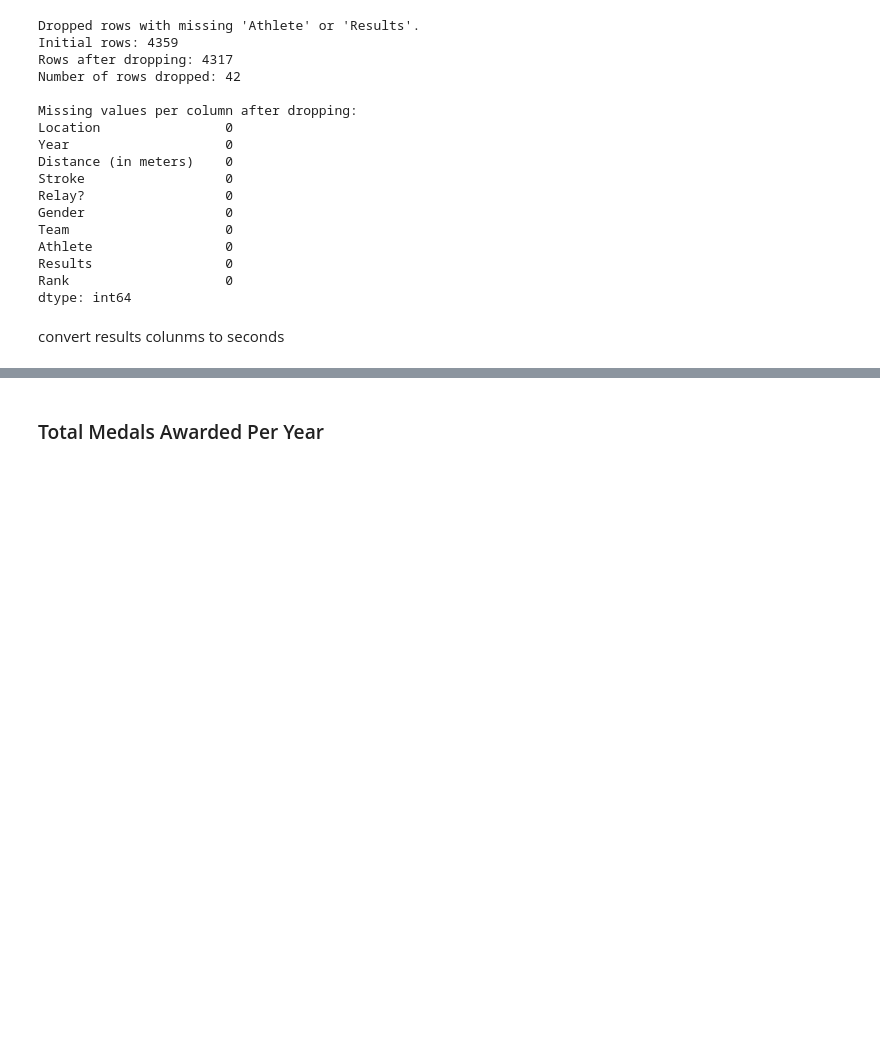
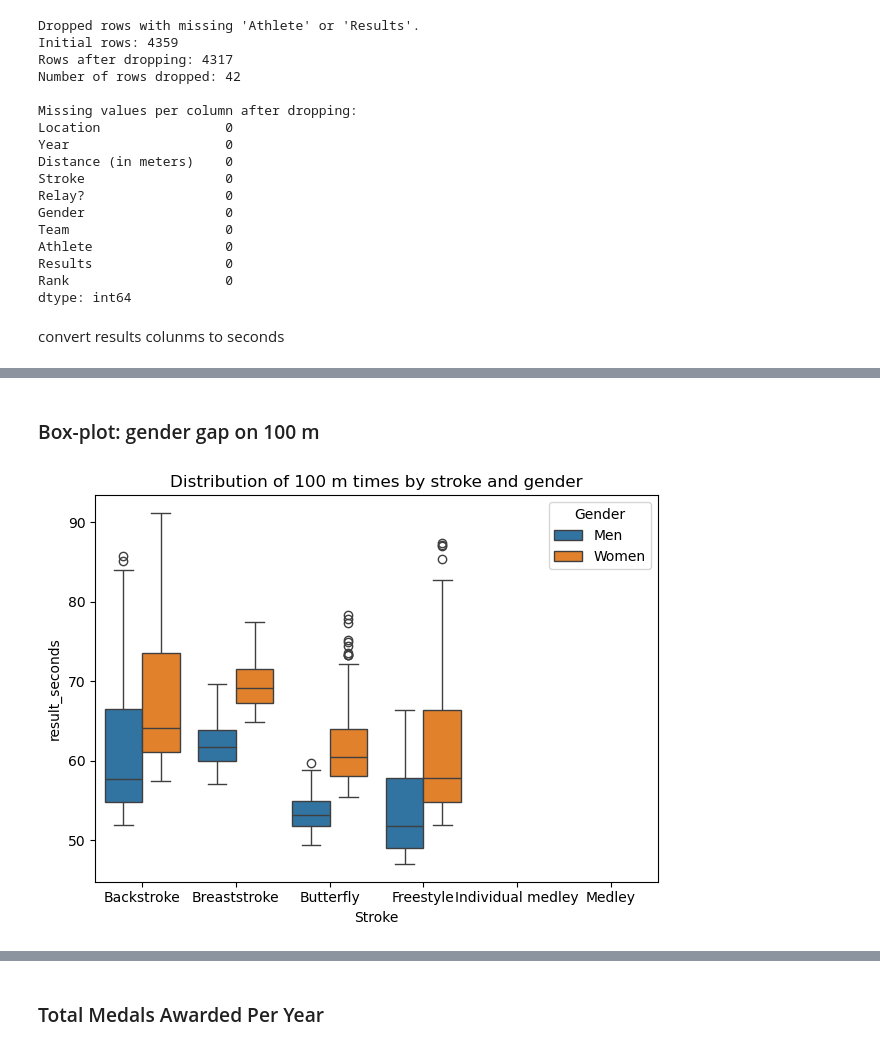
Before and after one commit to PrielDavid/olympic_swimming_analysis, a Jupyter notebook: Notebooks/eda_and_preprocessing.ipynb, the cells around one changed output, grey strips where cells are left out. Drawn from its saved outputs; the diff is of its cells as text; code cells hidden in the pictures; blank space fills up the shorter version.

```diff
--- a/Notebooks/eda_and_preprocessing.ipynb
+++ b/Notebooks/eda_and_preprocessing.ipynb
@@ -96,0 +167,13 @@ convert results colunms to seconds
+# %% [markdown]
+### Box-plot: gender gap on 100 m
+# %%
+
+sns.boxplot(
+    data=df[df["distance_m"] == 100],
+    x="Stroke", y="result_seconds", hue="Gender"
+)
+plt.title("Distribution of 100 m times by stroke and gender")
+plt.tight_layout()
+plt.show()
+# %% [output]
+[figure, added]
```
Also changed, not shown: parts of 19 cells of this notebook.
